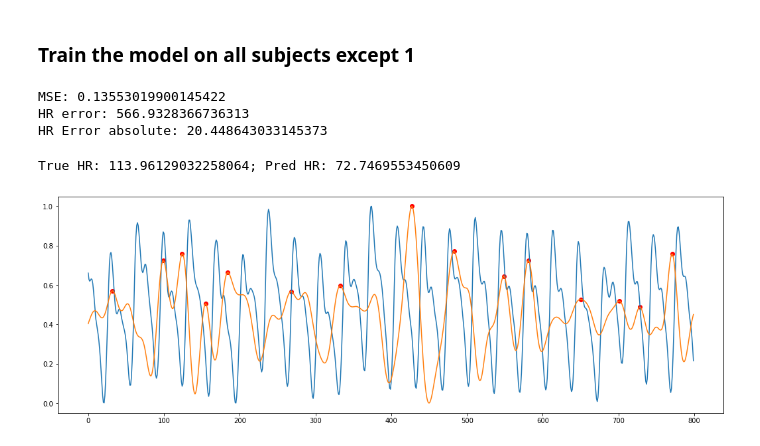
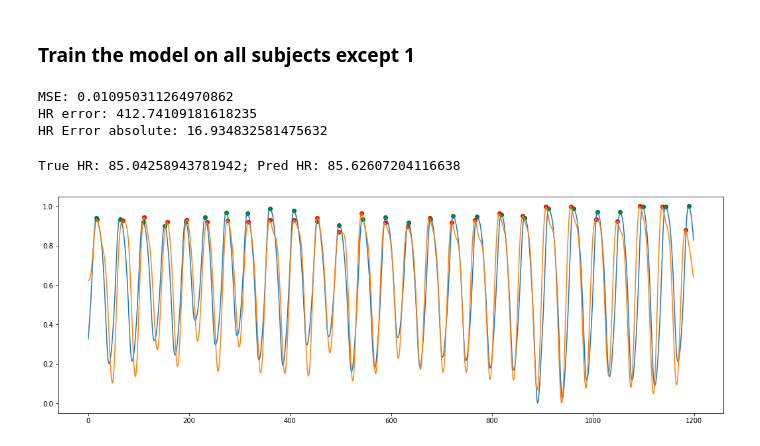
Before and after one commit to arnavpon/pydroid, a Jupyter notebook: example/android/app/src/main/python/pipeline-dev/pipeline-v1/ml.v4.ipynb, the cells around one changed output. Saved outputs shown, nothing was run; the diff lists cells and outputs as text; code cells hidden in the pictures.

```diff
--- a/example/android/app/src/main/python/pipeline-dev/pipeline-v1/ml.v4.ipynb
+++ b/example/android/app/src/main/python/pipeline-dev/pipeline-v1/ml.v4.ipynb
@@ -214,12 +214,17 @@ class MoodTriggersRegressor(RandomForestRegressor):
         signal = resample(signal, orig_len)
         if use_bandpass:
             signal = bandpass(signal, 64, [0.67, 3.0], 4)
+        signal = min_max_scale(signal)
 
-        return min_max_scale(targs), min_max_scale(signal)
+        targs = n_moving_avg(targs, 20)
+        targs = resample(targs, orig_len)
+        targs = min_max_scale(targs)
+
+        return targs, signal
 # %% [markdown]
 ### Train the model on all subjects except 1
 # %%
-test_subject = 5
+test_subject = 7
 
 data_arr = []
 for i in range(len(truths)):
@@ -229,14 +234,14 @@ for i in range(len(truths)):
 
     truth = truths[i]
     data = truth.prepare_data_for_ml()
-    data = data.iloc[2000: 11000, :]
+    data = data.iloc[1000: 15000, :]
 
     data['subject'] = i + 1
     data_arr.append(data)
 
 data = pd.concat(data_arr)
 
-rf = MoodTriggersRegressor(data, n_estimators = 10)
+rf = MoodTriggersRegressor(data, n_estimators = 100)
 rf.fit()
 mse, hr_errs, hr_errs_absolute = rf.eval()
 
@@ -244,37 +249,38 @@ print(f'MSE: {mse}')
 print(f'HR error: {hr_errs}')
 print(f'HR Error absolute: {hr_errs_absolute}')
 # %% [output]
-MSE: 0.13553019900145422
-HR error: 566.9328366736313
-HR Error absolute: 20.448643033145373
+MSE: 0.010950311264970862
+HR error: 412.74109181618235
+HR Error absolute: 16.934832581475632
 # %%
 beg = 1200
-end = 2000
+end = 2400
 
 # get data for subject not in test set and get x and y for prediction
-data = truths[test_subject - 1].prepare_data_for_ml()
+data = truths[test_subject-2].prepare_data_for_ml()
 x = data.drop(columns = ['bvp']).to_numpy()
 y = data['bvp'].to_numpy()
 
 targ = y[beg: end]
-pred = rf.predict_with_weights(x)[beg: end]
+pred = rf.predict(x)[beg: end]
 targ, pred = rf._process(targ, pred)
-pred = apply_wavelet(pred, 'db2', 2)
+# pred = apply_wavelet(pred, 'db2', 2)
 pred = bandpass(pred, 64, [0.67, 3.0], 4)
 pred = min_max_scale(pred)
 
-pred_peaks, _ = get_peaks_v2(pred, 64, 3.0, -1, prominence = 0.1, with_min_dist = True, with_valleys = False)
+pred_peaks, _ = get_peaks_v2(pred, 64, 3.0, 0.1, prominence = 0.15, with_min_dist = True, with_valleys = False)
 true_peaks, _ = get_peaks_v2(targ, 64, 3.0, -1, prominence = 0, with_min_dist = True, with_valleys = False)
 
 plt.plot(targ)
 plt.plot(pred)
 plt.scatter(pred_peaks, pred[pred_peaks], c='r')
+plt.scatter(true_peaks, targ[true_peaks], c='g')
 
 pred_ibis = get_ibis(pred_peaks, 64)
 true_ibis = get_ibis(true_peaks, 64)
 pred_hr = get_hr(pred_ibis)
 true_hr = get_hr(true_ibis)
 print(f'True HR: {true_hr}; Pred HR: {pred_hr}')
 # %% [output]
-True HR: 113.96129032258064; Pred HR: 72.7469553450609
+True HR: 85.04258943781942; Pred HR: 85.62607204116638
-[figure, old version]
+[figure, new version]
```
